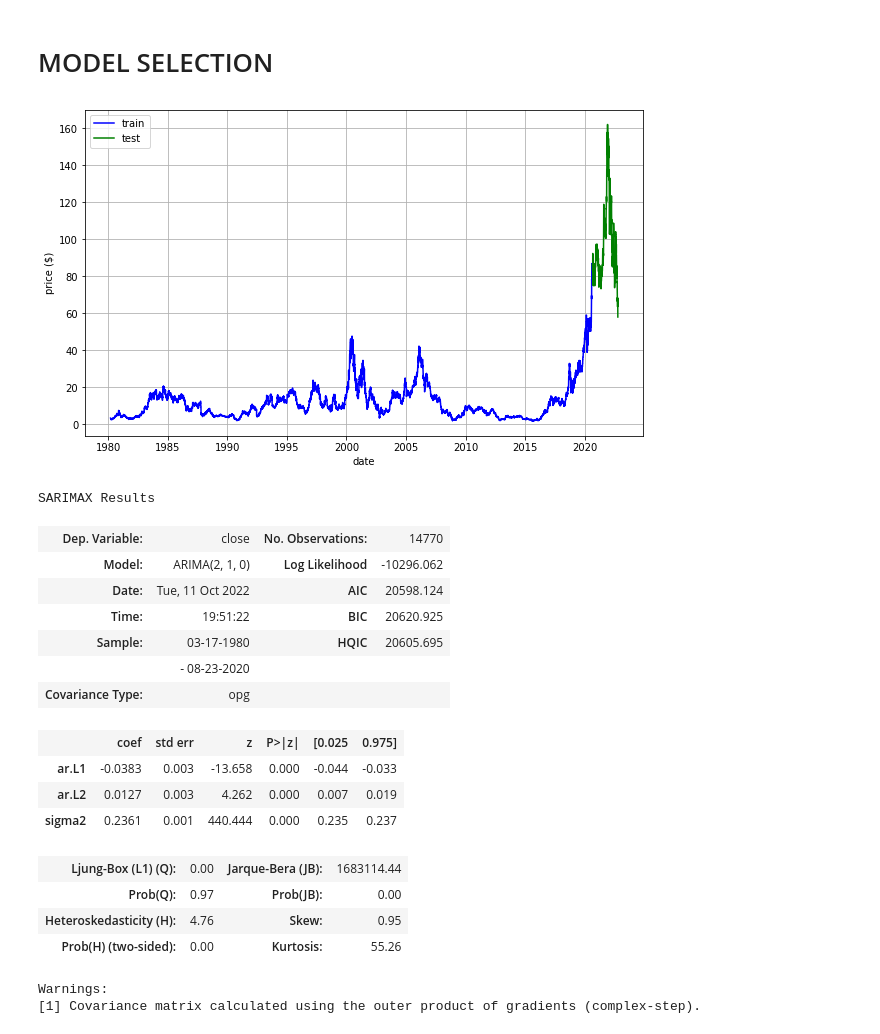
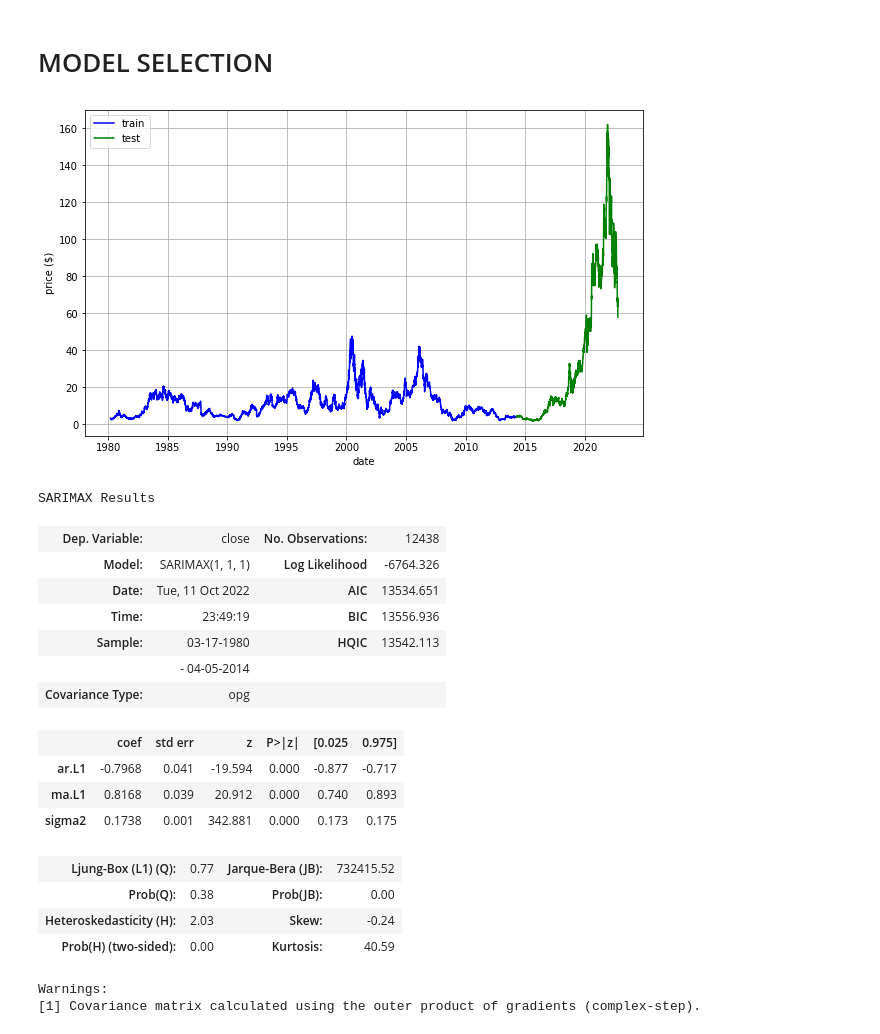
Before and after one commit to RAZMOKEUR/StockPricePrediction, a Jupyter notebook: server/AI.ipynb, the cells around one changed output. Drawn from its saved outputs; the diff is of its cells as text; code cells hidden in the pictures.

```diff
--- a/server/AI.ipynb
+++ b/server/AI.ipynb
@@ -159,48 +159,49 @@ plt.show()
 # %%
 # train test split
 
-size = int(len(test)*0.95)
+size = int(len(test)*0.8)
 train_ds = test.close[:size]
 test_ds = test.close[size:]
 
 # plot train and test
 
 plt.figure(figsize=(10,6))
 plt.plot(train_ds,c='blue',label='train')
 plt.plot(test_ds,c='green',label='test')
 plt.xlabel('date')
 plt.ylabel('price ($)')
 plt.grid()
 
 plt.legend()
 plt.show()
 # %% [output]
-[figure, old version]
+[figure, new version]
 # %%
 from statsmodels.tsa.arima.model import ARIMA
+from statsmodels.tsa.statespace.sarimax import SARIMAX
 
 
-model = ARIMA(train_ds,order=(2,1,0))
+model = SARIMAX(train_ds,order=(1,1,1))
 
 res = model.fit()
 
 res.summary()
 # %% [output]
 SARIMAX Results
-| Dep. Variable: | close | No. Observations: | 14770 |
-| Model: | ARIMA(2, 1, 0) | Log Likelihood | -10296.062 |
-| Date: | Tue, 11 Oct 2022 | AIC | 20598.124 |
-| Time: | 19:51:22 | BIC | 20620.925 |
-| Sample: | 03-17-1980 | HQIC | 20605.695 |
-|  | - 08-23-2020 |  |  |
+| Dep. Variable: | close | No. Observations: | 12438 |
+| Model: | SARIMAX(1, 1, 1) | Log Likelihood | -6764.326 |
+| Date: | Tue, 11 Oct 2022 | AIC | 13534.651 |
+| Time: | 23:49:19 | BIC | 13556.936 |
+| Sample: | 03-17-1980 | HQIC | 13542.113 |
+|  | - 04-05-2014 |  |  |
 | Covariance Type: | opg |  |  |
 |  | coef | std err | z | P>|z| | [0.025 | 0.975] |
-| ar.L1 | -0.0383 | 0.003 | -13.658 | 0.000 | -0.044 | -0.033 |
-| ar.L2 | 0.0127 | 0.003 | 4.262 | 0.000 | 0.007 | 0.019 |
-| sigma2 | 0.2361 | 0.001 | 440.444 | 0.000 | 0.235 | 0.237 |
+| ar.L1 | -0.7968 | 0.041 | -19.594 | 0.000 | -0.877 | -0.717 |
+| ma.L1 | 0.8168 | 0.039 | 20.912 | 0.000 | 0.740 | 0.893 |
+| sigma2 | 0.1738 | 0.001 | 342.881 | 0.000 | 0.173 | 0.175 |
-| Ljung-Box (L1) (Q): | 0.00 | Jarque-Bera (JB): | 1683114.44 |
-| Prob(Q): | 0.97 | Prob(JB): | 0.00 |
-| Heteroskedasticity (H): | 4.76 | Skew: | 0.95 |
-| Prob(H) (two-sided): | 0.00 | Kurtosis: | 55.26 |
+| Ljung-Box (L1) (Q): | 0.77 | Jarque-Bera (JB): | 732415.52 |
+| Prob(Q): | 0.38 | Prob(JB): | 0.00 |
+| Heteroskedasticity (H): | 2.03 | Skew: | -0.24 |
+| Prob(H) (two-sided): | 0.00 | Kurtosis: | 40.59 |
 Warnings:
 [1] Covariance matrix calculated using the outer product of gradients (complex-step).
```
Also changed, not shown: parts of 14 cells of this notebook, 1 other file.
